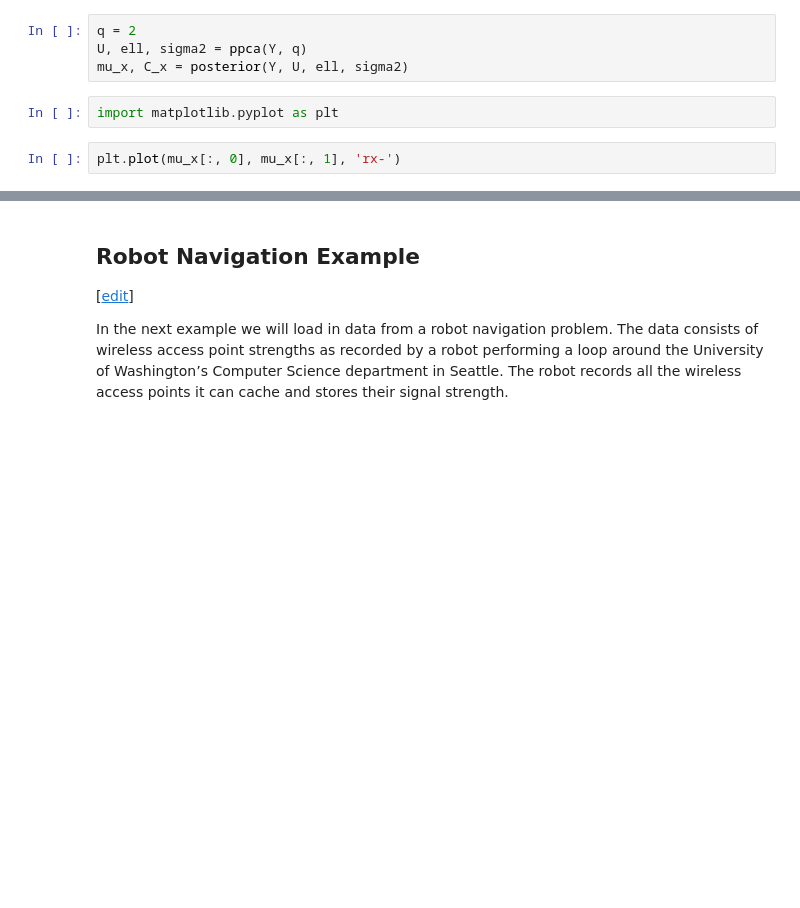
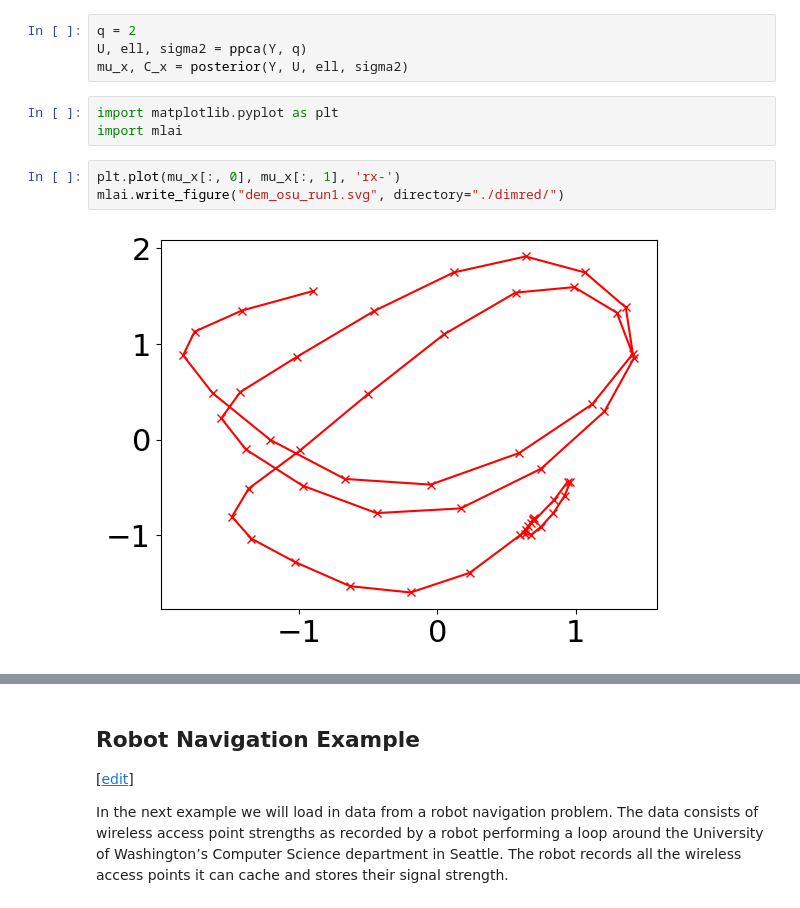
Before and after one commit to mlatcl/advds, a Jupyter notebook: _notebooks/06-01-dimensionality-reduction.ipynb, the cells around one changed output, grey strips where cells are left out. Cells and saved outputs as stored; diff of their text form; blank space fills up the shorter version.

```diff
--- a/_notebooks/06-01-dimensionality-reduction.ipynb
+++ b/_notebooks/06-01-dimensionality-reduction.ipynb
@@ -1297,6 +1330,10 @@ U, ell, sigma2 = ppca(Y, q)
 mu_x, C_x = posterior(Y, U, ell, sigma2)
 # %%
 import matplotlib.pyplot as plt
+import mlai
 # %%
 plt.plot(mu_x[:, 0], mu_x[:, 1], 'rx-')
+mlai.write_figure("dem_osu_run1.svg", directory="./dimred/")
+# %% [output]
+[figure, added]
 # %% [markdown]
```
Also changed, not shown: parts of 20 cells of this notebook, 6 other files.
